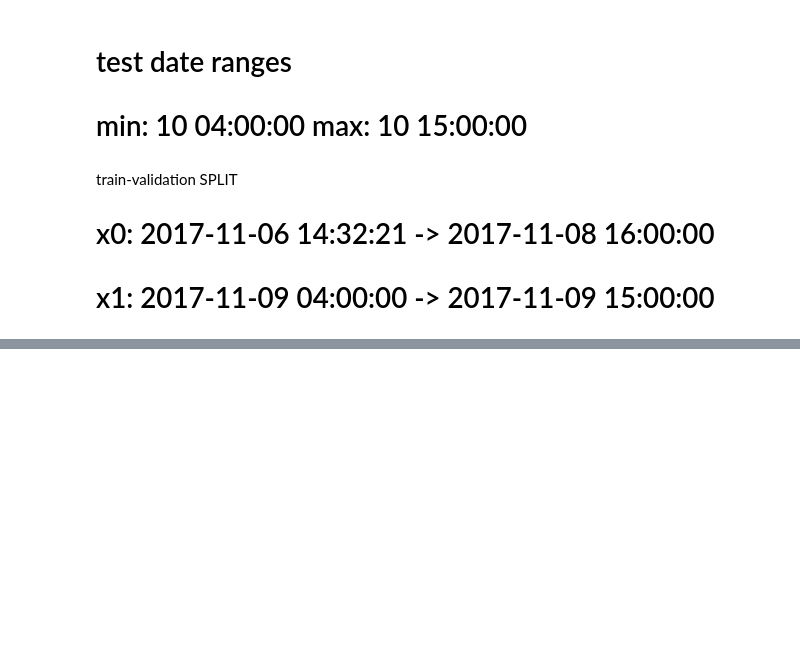
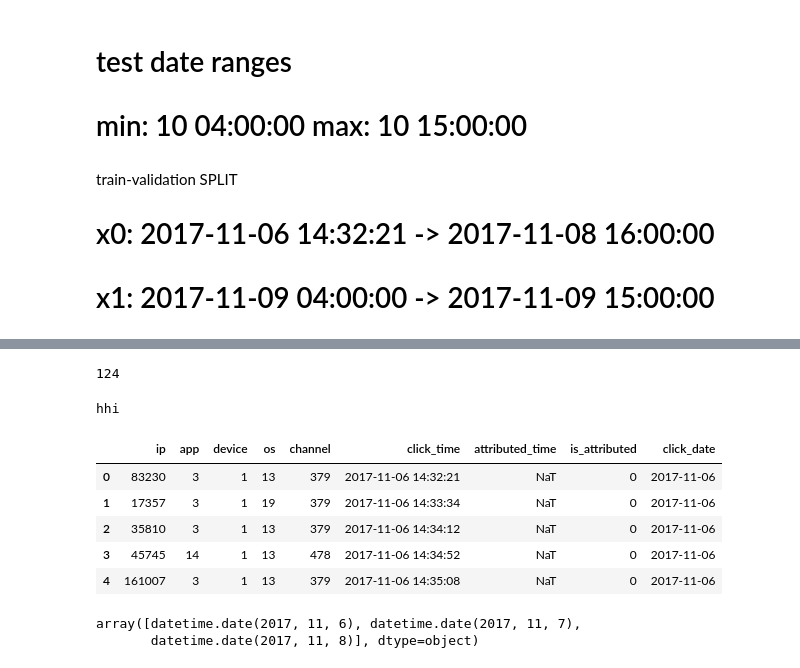
Before and after one commit to ronakagrawal2006/kaggle, a Jupyter notebook: talking-data-fraud-detection/09_04.ValidationSet.ipynb, the cells around one changed output, grey strips where cells are left out. Cells and saved outputs as stored; diff of their text form; code cells hidden in the pictures; blank space fills up the shorter version.

```diff
--- a/talking-data-fraud-detection/09_04.ValidationSet.ipynb
+++ b/talking-data-fraud-detection/09_04.ValidationSet.ipynb
@@ -25,0 +75,8 @@ df.
+# %%
+gc.collect()
+# %% [output]
+124
+# %%
+print('hhi')#2017-11-08 16:00:00
+# %% [output]
+hhi
@@ -25,0 +85,14 @@ df.
+# %%
+train_df_to_write.head()
+# %% [output]
+|  | ip | app | device | os | channel | click_time | attributed_time | is_attributed | click_date |
+| 0 | 83230 | 3 | 1 | 13 | 379 | 2017-11-06 14:32:21 | NaT | 0 | 2017-11-06 |
+| 1 | 17357 | 3 | 1 | 19 | 379 | 2017-11-06 14:33:34 | NaT | 0 | 2017-11-06 |
+| 2 | 35810 | 3 | 1 | 13 | 379 | 2017-11-06 14:34:12 | NaT | 0 | 2017-11-06 |
+| 3 | 45745 | 14 | 1 | 13 | 478 | 2017-11-06 14:34:52 | NaT | 0 | 2017-11-06 |
+| 4 | 161007 | 3 | 1 | 13 | 379 | 2017-11-06 14:35:08 | NaT | 0 | 2017-11-06 |
+# %%
+train_df_to_write.click_date.unique()
+# %% [output]
+array([datetime.date(2017, 11, 6), datetime.date(2017, 11, 7),
+       datetime.date(2017, 11, 8)], dtype=object)
```
Also changed, not shown: parts of 23 cells of this notebook, 5 other files.
